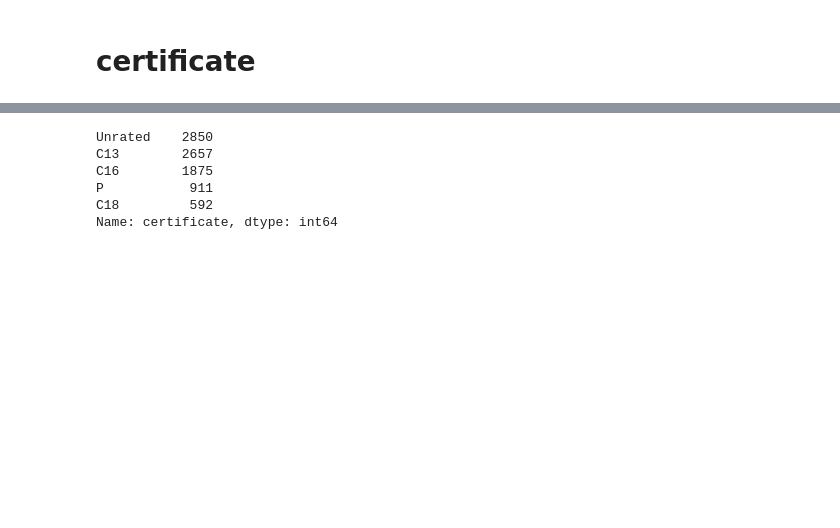
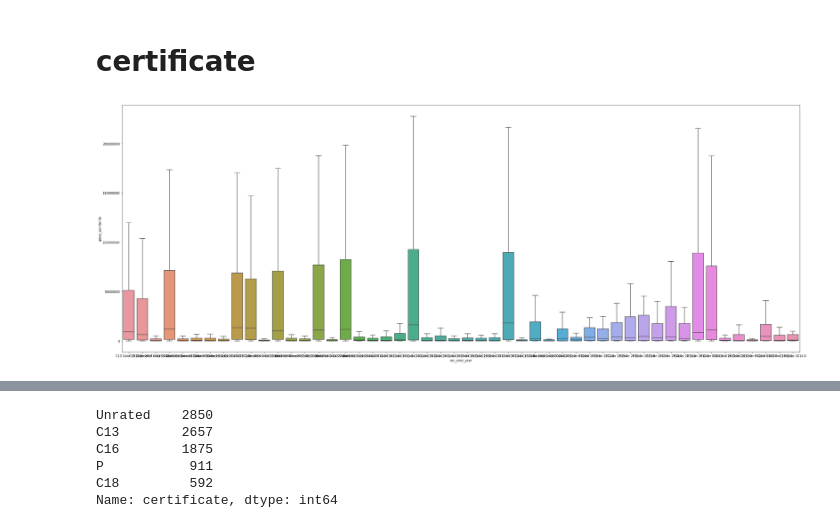
Before and after one commit to icyj1003/imdb-movies-gross, a Jupyter notebook: EDA_Ha.ipynb, the cells around one changed output, grey strips where cells are left out. Cells and saved outputs as stored; diff of their text form; code cells hidden in the pictures; blank space fills up the shorter version.

```diff
--- a/EDA-ha.ipynb
+++ b/EDA_Ha.ipynb
@@ -153,3 +153,14 @@ result[["gross_worldwide","soluong"]].corr()
 Số lượng ngôn ngữ có sự tương quan đến doanh thu
 # %% [markdown]
 # certificate
+# %%
+df['cer_color'] = df['certificate'] + ' ' + df['color']
+# %%
+df['cer_color_year']= df['cer_color'] + ' ' +df['release_date'].astype(str)
+# %%
+plt.figure(figsize=(40,15))
+sns.boxplot( y=df["gross_worldwide"], x=df["cer_color_year"],showfliers=False, order=df.cer_color_year.value_counts().index[0:50])
+plt.ticklabel_format(style='plain', axis='y')
+plt.show()
+# %% [output]
+[figure, added]
```
Also changed, not shown: parts of 17 cells of this notebook, 1 other file.
